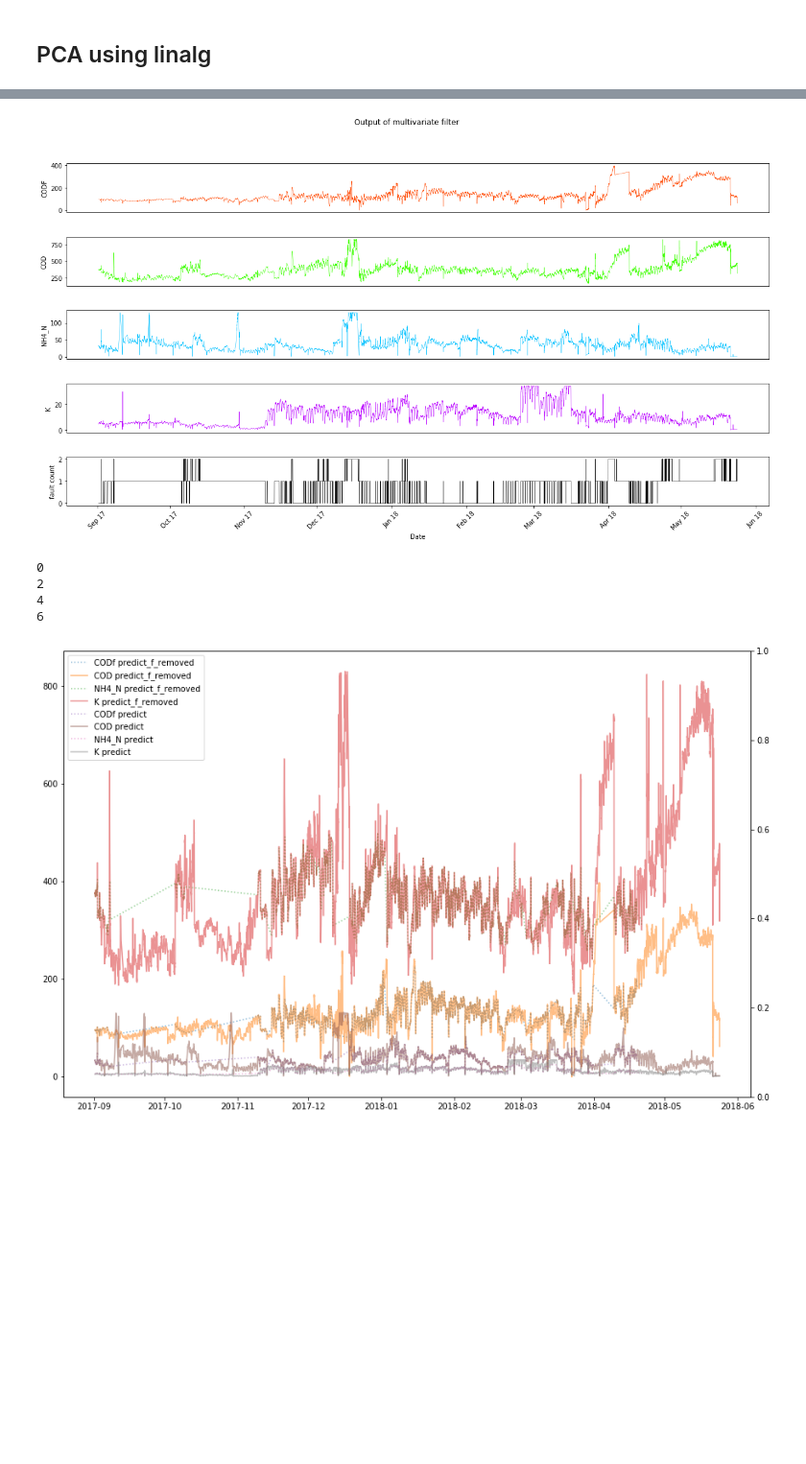
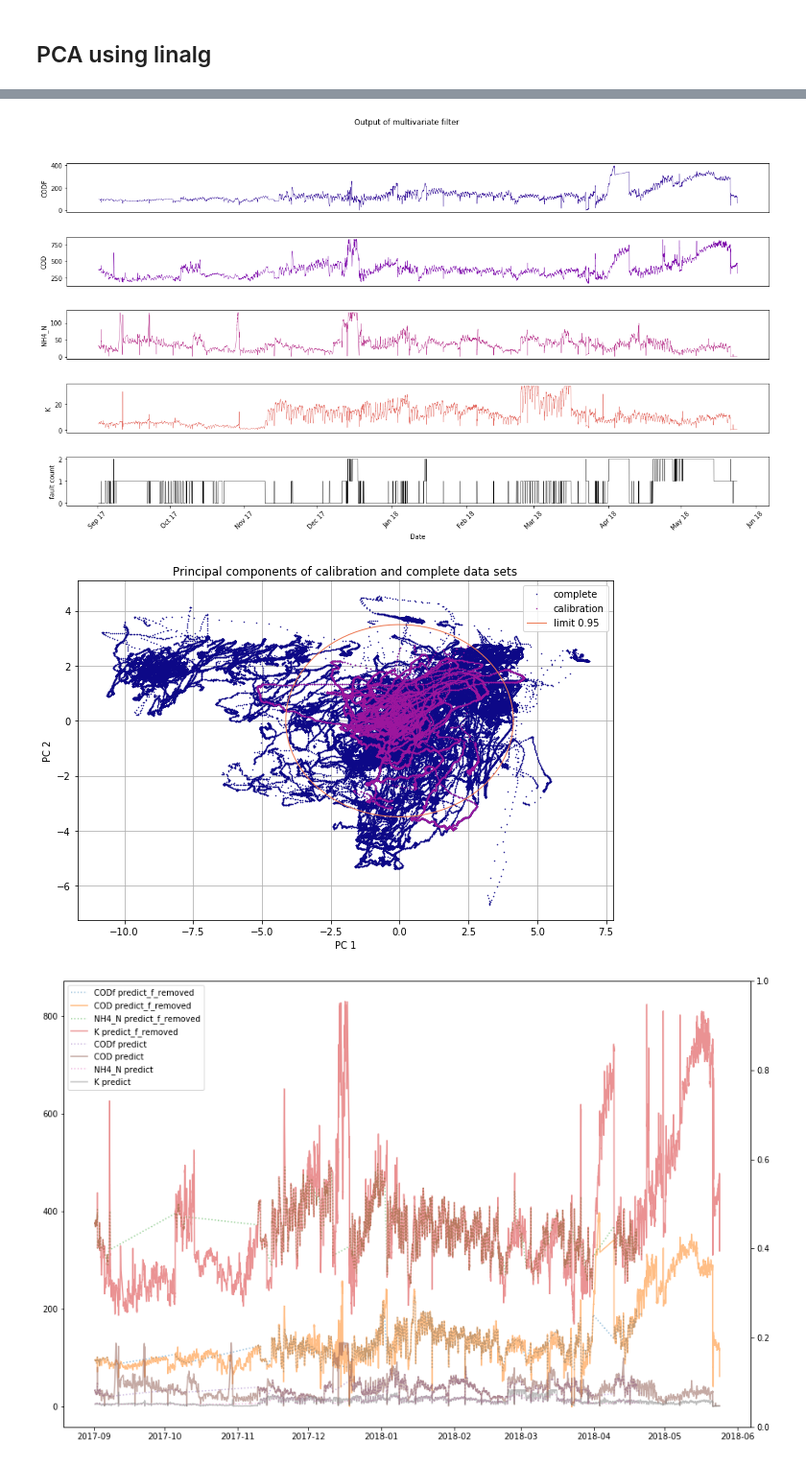
Before and after one commit to jeandavidt/datEAU_filtering, a Jupyter notebook: Multivariate.ipynb, the cells around one changed output, grey strips where cells are left out. Shown at 96% size. Saved outputs shown, nothing was run; the diff lists cells and outputs as text; code cells hidden in the pictures; blank space fills up the shorter version.

```diff
--- a/Univariate-home-brewed.ipynb
+++ b/Multivariate.ipynb
@@ -17,7 +17,7 @@ register_matplotlib_converters()
 # %% [markdown]
 ## Importing the data
 # %%
-raw_data = pd.read_csv('influentdata.csv',sep=';')
+raw_data = pd.read_csv('../sample_data/influentdata.csv',sep=';')
 raw_data.datetime = pd.to_datetime(raw_data.datetime)
 raw_data.set_index('datetime', inplace=True, drop=True)
 raw_data = raw_data.asfreq('2 min')
@@ -236,7 +230,7 @@ def multivariate(df,col_name_list, start_cal, end_cal,min_var_exp=0.95, alpha=0.
     return DF, limits, svd_feat, model
 # %%
 col_name_list = ['CODf predict','COD predict', 'NH4_N predict', 'K predict']
-start_cal, end_cal = 'January 16 2018','February 16 2018'
+start_cal, end_cal = 'November 15 2017','December 12 2017'
 plt.figure(figsize=(8,5))
 cols_to_plot = [col+' predict' for col in parameters_list]
 for col in cols_to_plot:
@@ -252,9 +244,10 @@ testdf, lim, svdtest, modeltest = multivariate(data, col_name_list, start_cal, e
 # %%
 def show_multi_output(df, cols_list):
     from matplotlib import dates as mdates
+    from matplotlib import cm
     fig, axes = plt.subplots(figsize=(20,10),nrows=len(cols_list)+1, ncols=1)
     plt.rc('lines', linewidth=0.5)
-    color=iter(cm.hsv(np.linspace(0.05,0.8,n_params)))
+    color=iter(cm.plasma(np.linspace(0.05,0.8,len(cols_list)+1)))
 
     fig.subplots_adjust(hspace=0.5)
     fig.suptitle('Output of multivariate filter')
@@ -265,7 +258,6 @@ def show_multi_output(df, cols_list):
         ax.set(ylabel=feature.split(' ')[0].upper() )
         ax.tick_params(axis='x', which='both', bottom=False, labelbottom=False)
 
-    hfmt = dates.DateFormatter('%y/%m/%d')
     ax=axes[-1]
     ax.plot(df.index, df['fault_count'], c='k')
     ax.set(ylabel='fault count', xlabel='Date')
@@ -273,16 +265,34 @@ def show_multi_output(df, cols_list):
     ax.xaxis.set_major_locator(mdates.MonthLocator())
     ax.xaxis.set_major_formatter(mdates.DateFormatter('%b %y'))
     plt.show()
+# %%
+def show_pca(df, limits, svd, model):
+    from matplotlib import cm
+    import numpy as np
+
+    fig, ax = plt.subplots(figsize=(10,10),nrows=1, ncols=1)
+    plt.rc('lines', linewidth=1)
+    color=iter(cm.plasma(np.linspace(0,1,4)))
+    start = model['start_cal']
+    end= model['end_cal']
+    ax.plot(df['t_1'],df['t_2'],'o',markersize=0.5, c=next(color))
+    ax.plot(df['t_1'].loc[start:end],df['t_2'].loc[start:end],'o',markersize=0.5, c=next(color))
+    ax.set(ylabel='PC 2', xlabel='PC 1',title='Principal components of calibration and complete data sets')
+    #### drawing the ellipse
+
+    ellipse_a = np.sqrt(limits['t2'])*model['t_hat_stdev'][0]
+    ellipse_b = np.sqrt(limits['t2'])*model['t_hat_stdev'][1]
+    t=np.linspace(0,2*np.pi,100)
+
+    ax.plot(ellipse_a*np.cos(t), ellipse_b*np.sin(t),c=next(color))
+    ax.grid(which='major',axis='both')
+    ax.legend(['complete','calibration','limit {}'.format(limits['alpha'])])
+    plt.gca().set_aspect('equal')
+    plt.show()
 # %%
 show_multi_output(testdf, col_name_list)
+show_pca(testdf, lim, svdtest, modeltest)
 # %% [output]
-[figure, old version]
+[figure, new version]
+[figure, added]
-# %%
-for i in range(0,8,2):
-    print(i)
-# %% [output]
-0
-2
-4
-6
 # %%
```
Also changed, not shown: parts of 29 cells of this notebook, 1 other file.
